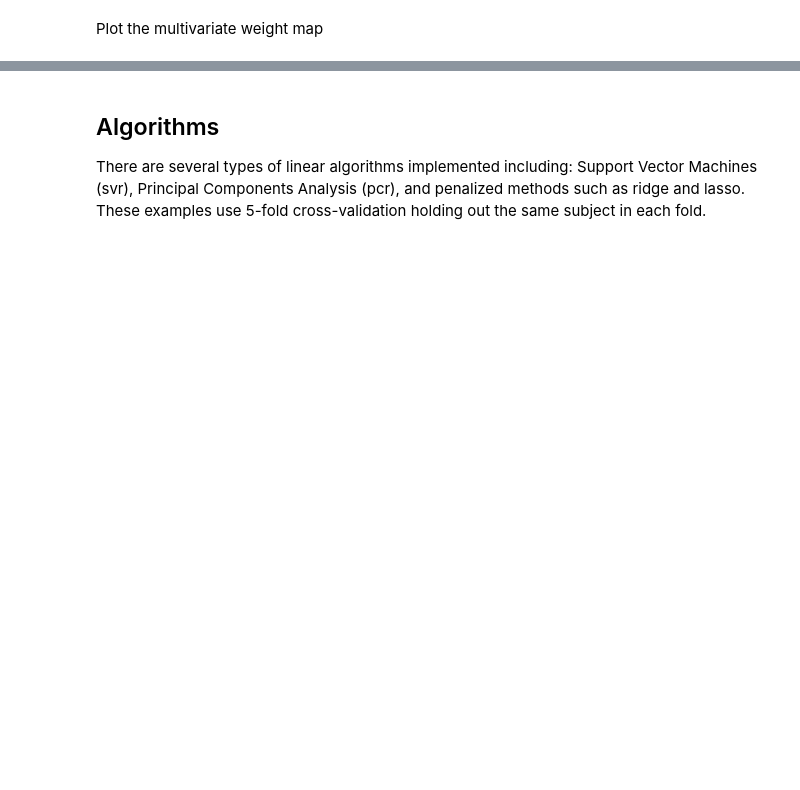
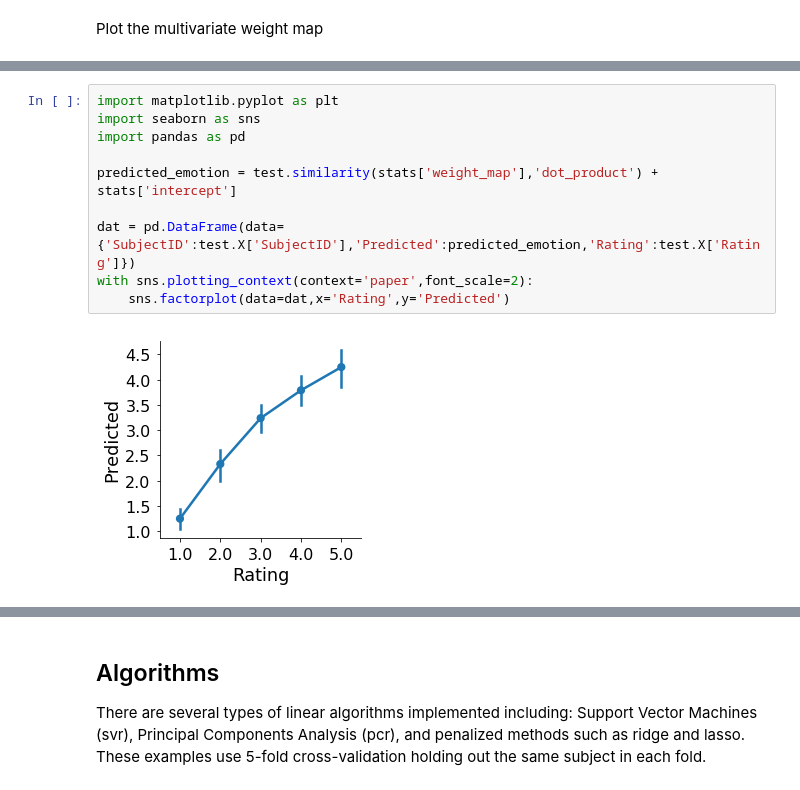
Before and after one commit to Summer-MIND/mind_2017, a Jupyter notebook: Tutorials/Decoding/Chang_Decoding.ipynb, the cells around one changed output, grey strips where cells are left out. Drawn from its saved outputs; the diff is of its cells as text; blank space fills up the shorter version.

```diff
--- a/Tutorials/Decoding/Chang_Decoding.ipynb
+++ b/Tutorials/Decoding/Chang_Decoding.ipynb
@@ -191,0 +208,12 @@ stats['yfit_xval']
+# %%
+import matplotlib.pyplot as plt
+import seaborn as sns
+import pandas as pd
+
+predicted_emotion = test.similarity(stats['weight_map'],'dot_product') + stats['intercept']
+
+dat = pd.DataFrame(data={'SubjectID':test.X['SubjectID'],'Predicted':predicted_emotion,'Rating':test.X['Rating']})
+with sns.plotting_context(context='paper',font_scale=2):
+    sns.factorplot(data=dat,x='Rating',y='Predicted')
+# %% [output]
+[figure, added]
```
Also changed, not shown: parts of 40 cells of this notebook, 3 other files.
